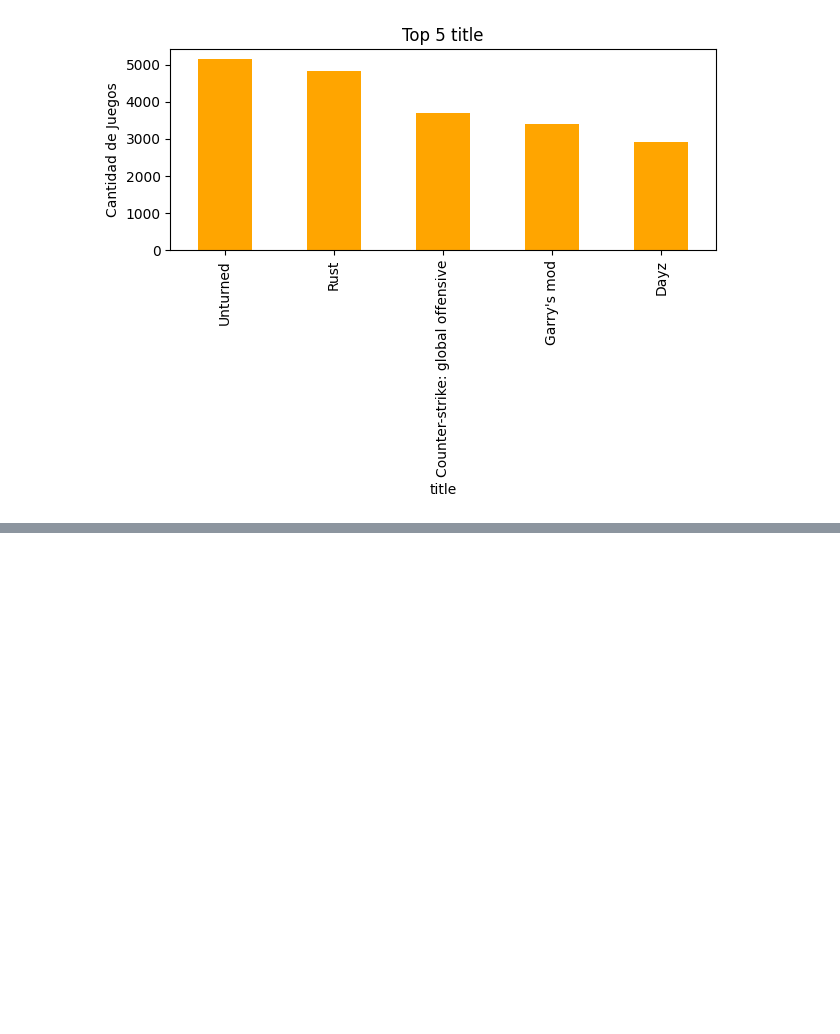
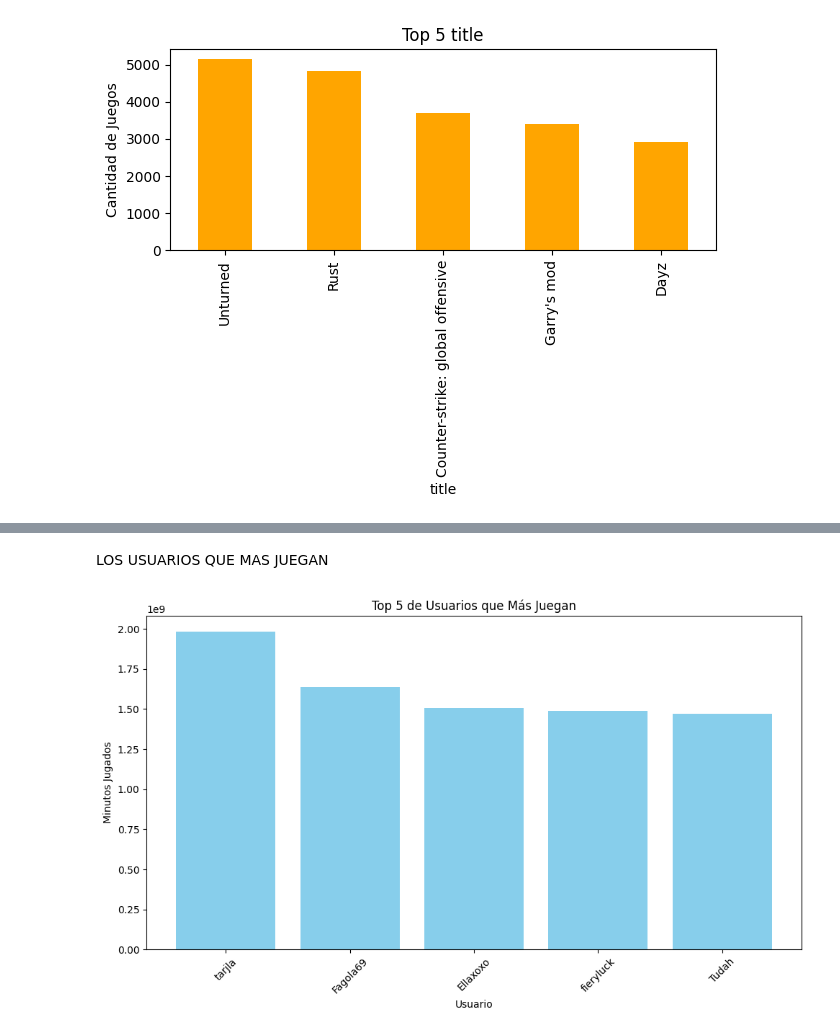
Before and after one commit to willflorez/machine-learning1.0, a Jupyter notebook: notebooks/EDA.ipynb, the cells around one changed output, grey strips where cells are left out. Drawn from its saved outputs; the diff is of its cells as text; code cells hidden in the pictures; blank space fills up the shorter version.

```diff
--- a/notebooks/EDA.ipynb
+++ b/notebooks/EDA.ipynb
@@ -285,0 +293,15 @@ Ejemplo de retorno: {Negative = 182, Neutral = 120, Positive = 278}
+# %% [markdown]
+LOS USUARIOS QUE MAS JUEGAN
+# %%
+top_users = games_reviews_items.groupby('user_id')['playtime_forever'].sum().reset_index()
+top_users = top_users.sort_values(by='playtime_forever', ascending=False).head(5)
+plt.figure(figsize=(10, 6))
+plt.bar(top_users['user_id'], top_users['playtime_forever'], color='skyblue')
+plt.xlabel('Usuario')
+plt.ylabel('Minutos Jugados')
+plt.title('Top 5 de Usuarios que Más Juegan')
+plt.xticks(rotation=45)
+plt.tight_layout()
+plt.show()
+# %% [output]
+[figure, added]
```
Also changed, not shown: parts of 5 cells of this notebook.
